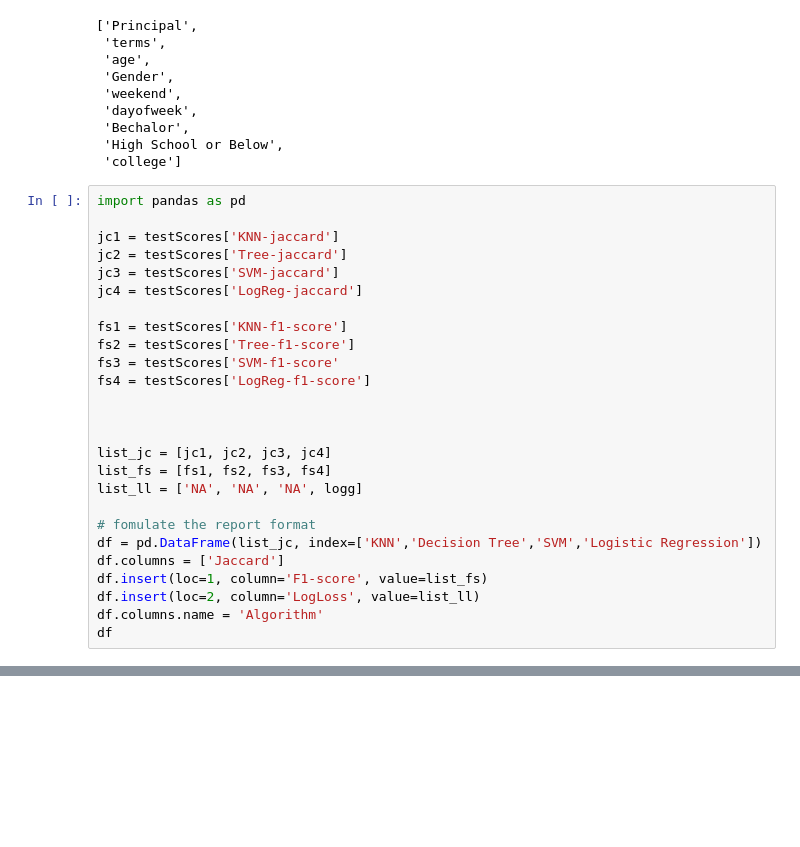
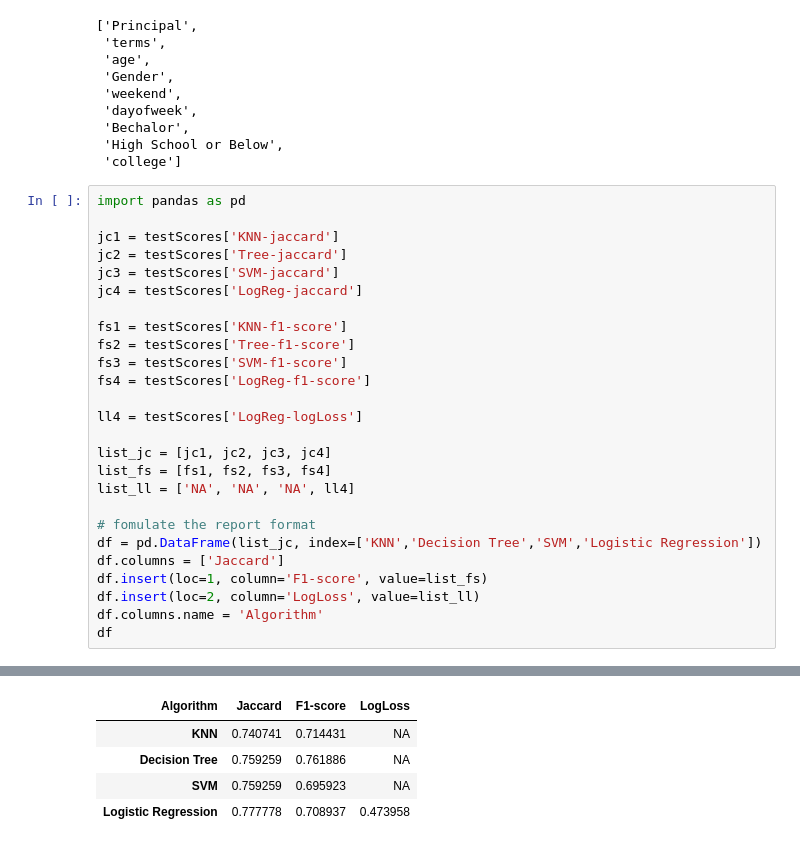
Before and after one commit to slidracoon72/Machine-Learning-with-Python, a Jupyter notebook: ML_Capstone.ipynb, the cells around one changed output, grey strips where cells are left out. Saved outputs shown, nothing was run; the diff lists cells and outputs as text; blank space fills up the shorter version.

```diff
--- a/ML_Capstone.ipynb
+++ b/ML_Capstone.ipynb
@@ -478,14 +478,14 @@ jc4 = testScores['LogReg-jaccard']
 
 fs1 = testScores['KNN-f1-score']
 fs2 = testScores['Tree-f1-score']
-fs3 = testScores['SVM-f1-score'
+fs3 = testScores['SVM-f1-score']
 fs4 = testScores['LogReg-f1-score']
 
-
+ll4 = testScores['LogReg-logLoss']
 
 list_jc = [jc1, jc2, jc3, jc4]
 list_fs = [fs1, fs2, fs3, fs4]
-list_ll = ['NA', 'NA', 'NA', logg]
+list_ll = ['NA', 'NA', 'NA', ll4]
 
 # fomulate the report format
 df = pd.DataFrame(list_jc, index=['KNN','Decision Tree','SVM','Logistic Regression'])
@@ -498,0 +498,5 @@ SyntaxError: invalid syntax (<ipython-input-63-241c54ac9fc2>, line 11)
+| Algorithm | Jaccard | F1-score | LogLoss |
+| KNN | 0.740741 | 0.714431 | NA |
+| Decision Tree | 0.759259 | 0.761886 | NA |
+| SVM | 0.759259 | 0.695923 | NA |
+| Logistic Regression | 0.777778 | 0.708937 | 0.473958 |
```
Also changed, not shown: parts of 1 cell of this notebook.
